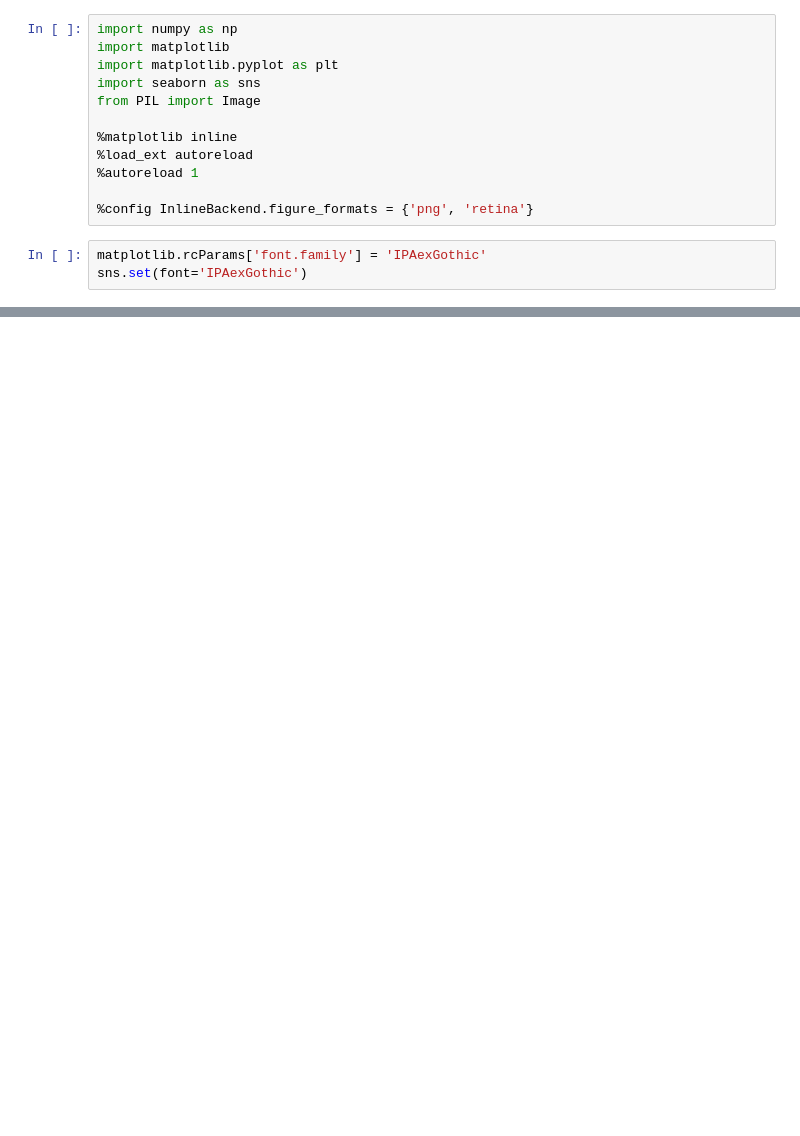
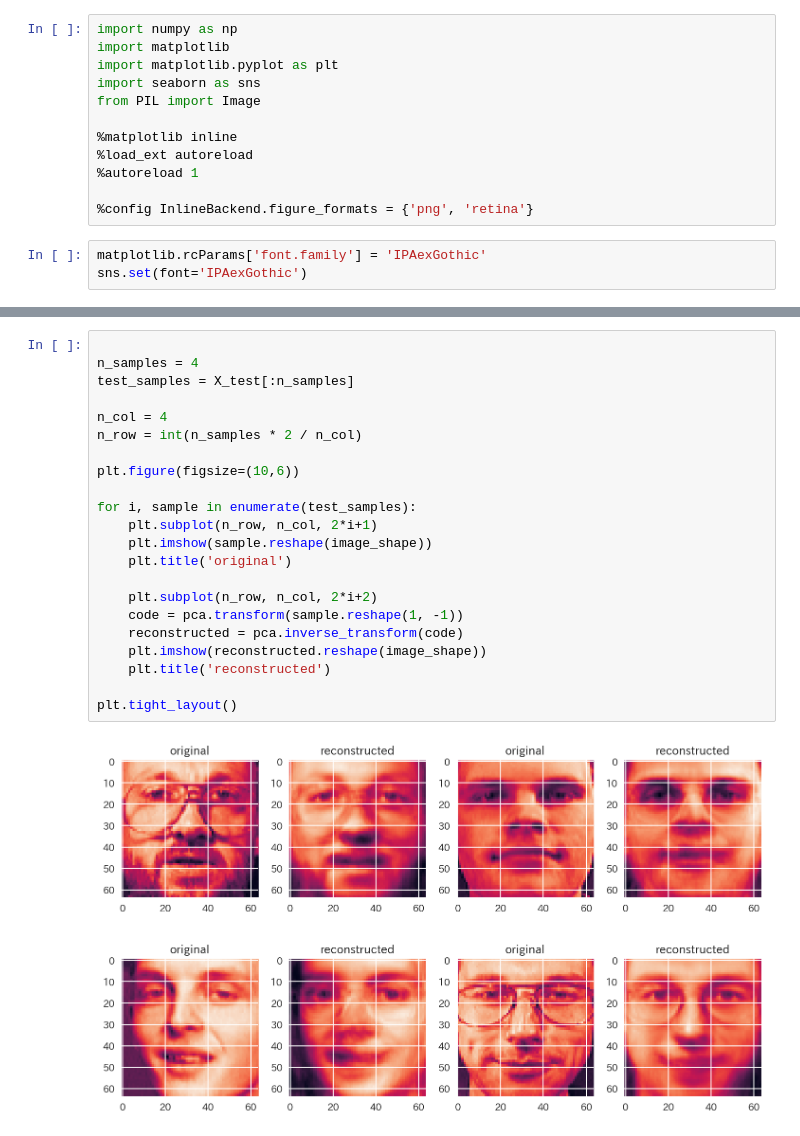
Before and after one commit to tksmd/hannari-python-3, a Jupyter notebook: demo.ipynb, the cells around one changed output, grey strips where cells are left out. Drawn from its saved outputs; the diff is of its cells as text; blank space fills up the shorter version.

Commit message:
add PCA, ICA and NMF sample

```diff
--- a/demo.ipynb
+++ b/demo.ipynb
@@ -36,0 +76,24 @@ plt.tight_layout()
+# %%
+
+n_samples = 4
+test_samples = X_test[:n_samples]
+
+n_col = 4
+n_row = int(n_samples * 2 / n_col)
+
+plt.figure(figsize=(10,6))
+
+for i, sample in enumerate(test_samples):
+    plt.subplot(n_row, n_col, 2*i+1)
+    plt.imshow(sample.reshape(image_shape))
+    plt.title('original')
+
+    plt.subplot(n_row, n_col, 2*i+2)
+    code = pca.transform(sample.reshape(1, -1))
+    reconstructed = pca.inverse_transform(code)
+    plt.imshow(reconstructed.reshape(image_shape))
+    plt.title('reconstructed')
+
+plt.tight_layout()
+# %% [output]
+[figure, added]
```
Also changed, not shown: parts of 15 cells of this notebook.
